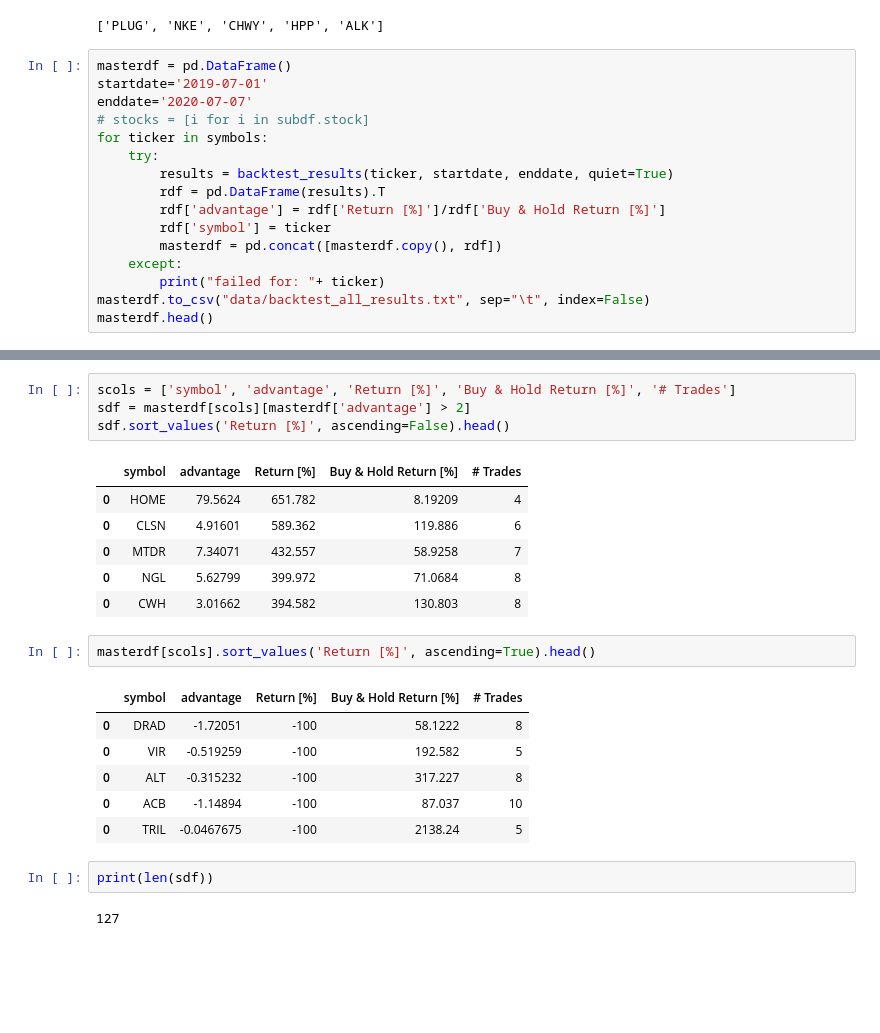
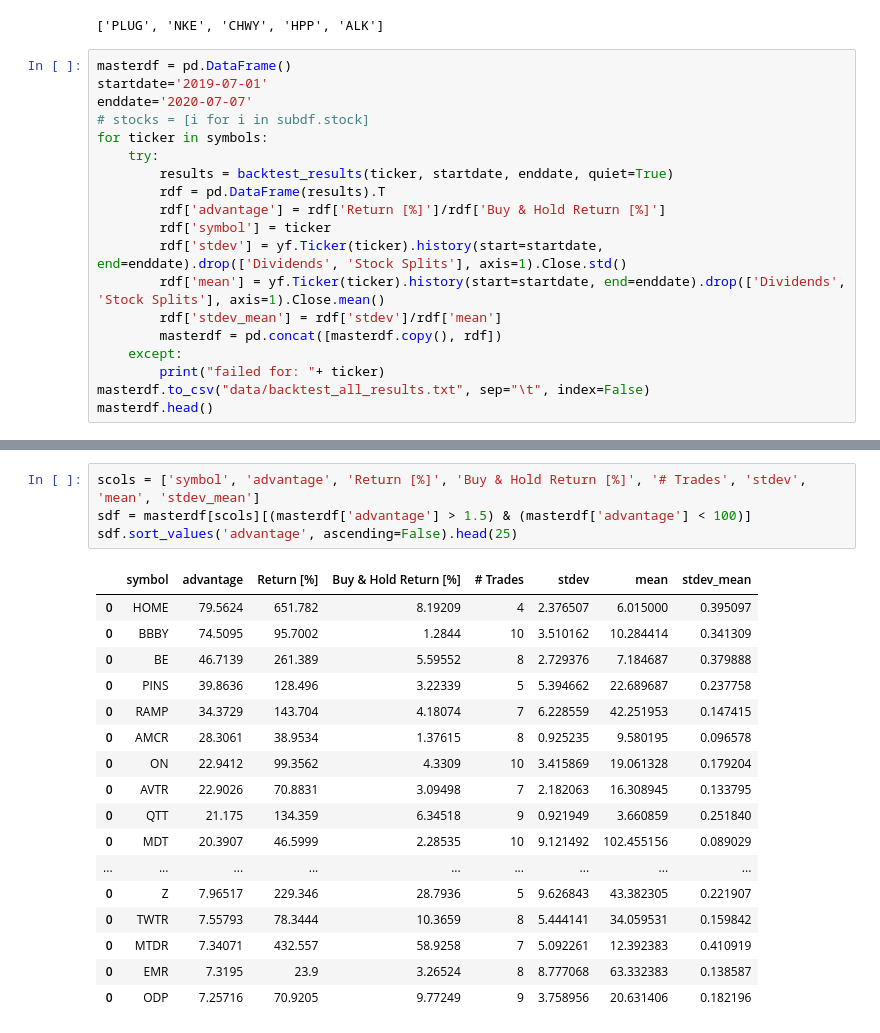
Before and after one commit to ajmal017/mingquant, a Jupyter notebook: backtesting/momentum_backtesting.ipynb, the cells around one changed output, grey strips where cells are left out. Cells and saved outputs as stored; diff of their text form; blank space fills up the shorter version.

Commit message:
add plots and stdev/mean

```diff
--- a/backtesting/momentum_backtesting.ipynb
+++ b/backtesting/momentum_backtesting.ipynb
@@ -98,6 +110,9 @@ for ticker in symbols:
         rdf = pd.DataFrame(results).T
         rdf['advantage'] = rdf['Return [%]']/rdf['Buy & Hold Return [%]']
         rdf['symbol'] = ticker
+        rdf['stdev'] = yf.Ticker(ticker).history(start=startdate, end=enddate).drop(['Dividends', 'Stock Splits'], axis=1).Close.std()
+        rdf['mean'] = yf.Ticker(ticker).history(start=startdate, end=enddate).drop(['Dividends', 'Stock Splits'], axis=1).Close.mean()
+        rdf['stdev_mean'] = rdf['stdev']/rdf['mean']
         masterdf = pd.concat([masterdf.copy(), rdf])
     except:
         print("failed for: "+ ticker)
@@ -132,24 +147,22 @@ failed for: SO
 # %%
-scols = ['symbol', 'advantage', 'Return [%]', 'Buy & Hold Return [%]', '# Trades']
-sdf = masterdf[scols][masterdf['advantage'] > 2]
-sdf.sort_values('Return [%]', ascending=False).head()
+scols = ['symbol', 'advantage', 'Return [%]', 'Buy & Hold Return [%]', '# Trades', 'stdev', 'mean', 'stdev_mean']
+sdf = masterdf[scols][(masterdf['advantage'] > 1.5) & (masterdf['advantage'] < 100)]
+sdf.sort_values('advantage', ascending=False).head(25)
 # %% [output]
-|  | symbol | advantage | Return [%] | Buy & Hold Return [%] | # Trades |
-| 0 | HOME | 79.5624 | 651.782 | 8.19209 | 4 |
-| 0 | CLSN | 4.91601 | 589.362 | 119.886 | 6 |
-| 0 | MTDR | 7.34071 | 432.557 | 58.9258 | 7 |
-| 0 | NGL | 5.62799 | 399.972 | 71.0684 | 8 |
-| 0 | CWH | 3.01662 | 394.582 | 130.803 | 8 |
+|  | symbol | advantage | Return [%] | Buy & Hold Return [%] | # Trades | stdev | mean | stdev_mean |
+| 0 | HOME | 79.5624 | 651.782 | 8.19209 | 4 | 2.376507 | 6.015000 | 0.395097 |
+| 0 | BBBY | 74.5095 | 95.7002 | 1.2844 | 10 | 3.510162 | 10.284414 | 0.341309 |
+| 0 | BE | 46.7139 | 261.389 | 5.59552 | 8 | 2.729376 | 7.184687 | 0.379888 |
+| 0 | PINS | 39.8636 | 128.496 | 3.22339 | 5 | 5.394662 | 22.689687 | 0.237758 |
+| 0 | RAMP | 34.3729 | 143.704 | 4.18074 | 7 | 6.228559 | 42.251953 | 0.147415 |
+| 0 | AMCR | 28.3061 | 38.9534 | 1.37615 | 8 | 0.925235 | 9.580195 | 0.096578 |
+| 0 | ON | 22.9412 | 99.3562 | 4.3309 | 10 | 3.415869 | 19.061328 | 0.179204 |
+| 0 | AVTR | 22.9026 | 70.8831 | 3.09498 | 7 | 2.182063 | 16.308945 | 0.133795 |
+| 0 | QTT | 21.175 | 134.359 | 6.34518 | 9 | 0.921949 | 3.660859 | 0.251840 |
+| 0 | MDT | 20.3907 | 46.5999 | 2.28535 | 10 | 9.121492 | 102.455156 | 0.089029 |
+| ... | ... | ... | ... | ... | ... | ... | ... | ... |
+| 0 | Z | 7.96517 | 229.346 | 28.7936 | 5 | 9.626843 | 43.382305 | 0.221907 |
+| 0 | TWTR | 7.55793 | 78.3444 | 10.3659 | 8 | 5.444141 | 34.059531 | 0.159842 |
+| 0 | MTDR | 7.34071 | 432.557 | 58.9258 | 7 | 5.092261 | 12.392383 | 0.410919 |
+| 0 | EMR | 7.3195 | 23.9 | 3.26524 | 8 | 8.777068 | 63.332383 | 0.138587 |
+| 0 | ODP | 7.25716 | 70.9205 | 9.77249 | 9 | 3.758956 | 20.631406 | 0.182196 |
-# %%
-masterdf[scols].sort_values('Return [%]', ascending=True).head()
-# %% [output]
-|  | symbol | advantage | Return [%] | Buy & Hold Return [%] | # Trades |
-| 0 | DRAD | -1.72051 | -100 | 58.1222 | 8 |
-| 0 | VIR | -0.519259 | -100 | 192.582 | 5 |
-| 0 | ALT | -0.315232 | -100 | 317.227 | 8 |
-| 0 | ACB | -1.14894 | -100 | 87.037 | 10 |
-| 0 | TRIL | -0.0467675 | -100 | 2138.24 | 5 |
-# %%
-print(len(sdf))
-# %% [output]
-127
```
Also changed, not shown: parts of 9 cells of this notebook, 2 other files.
